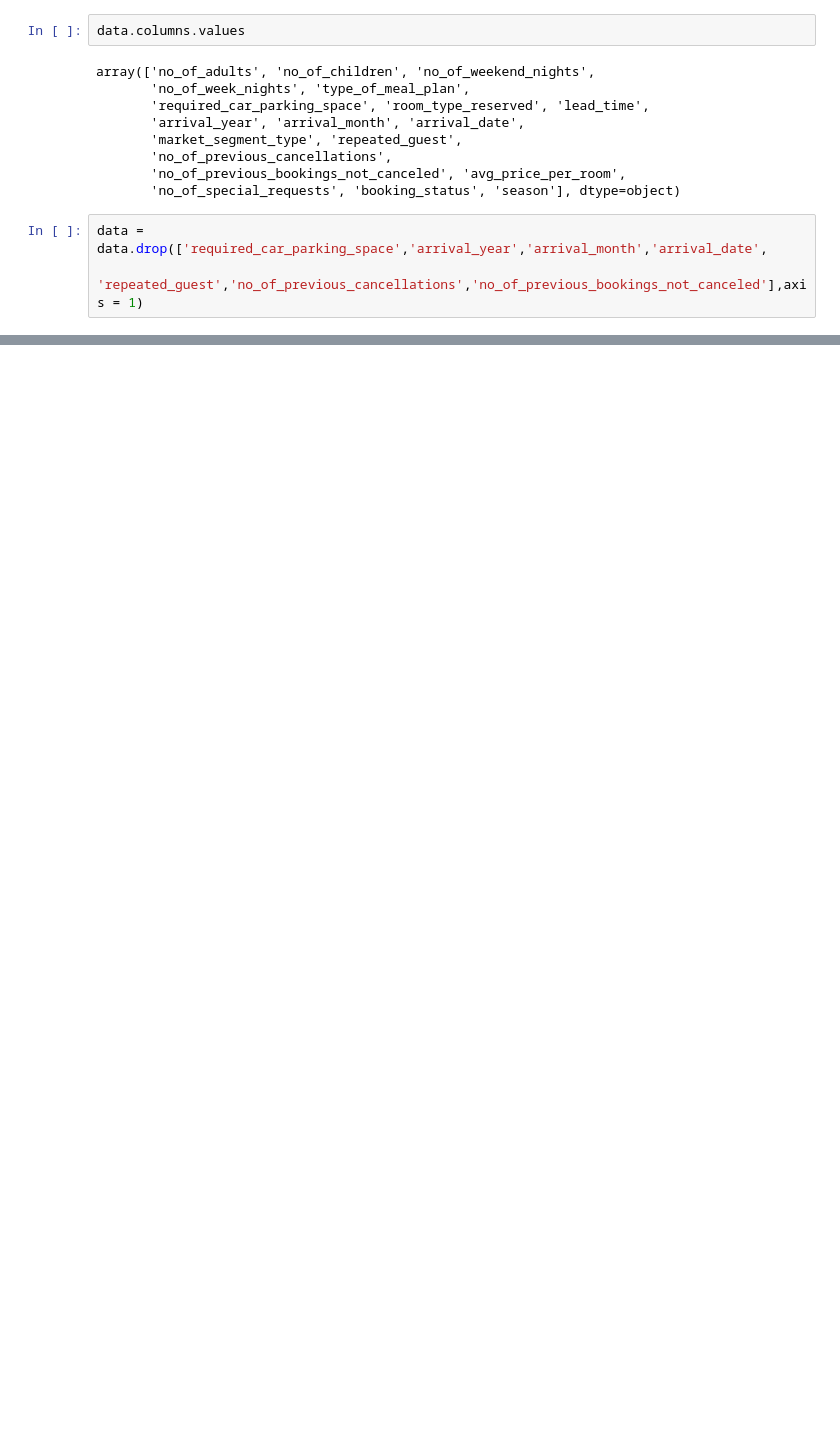
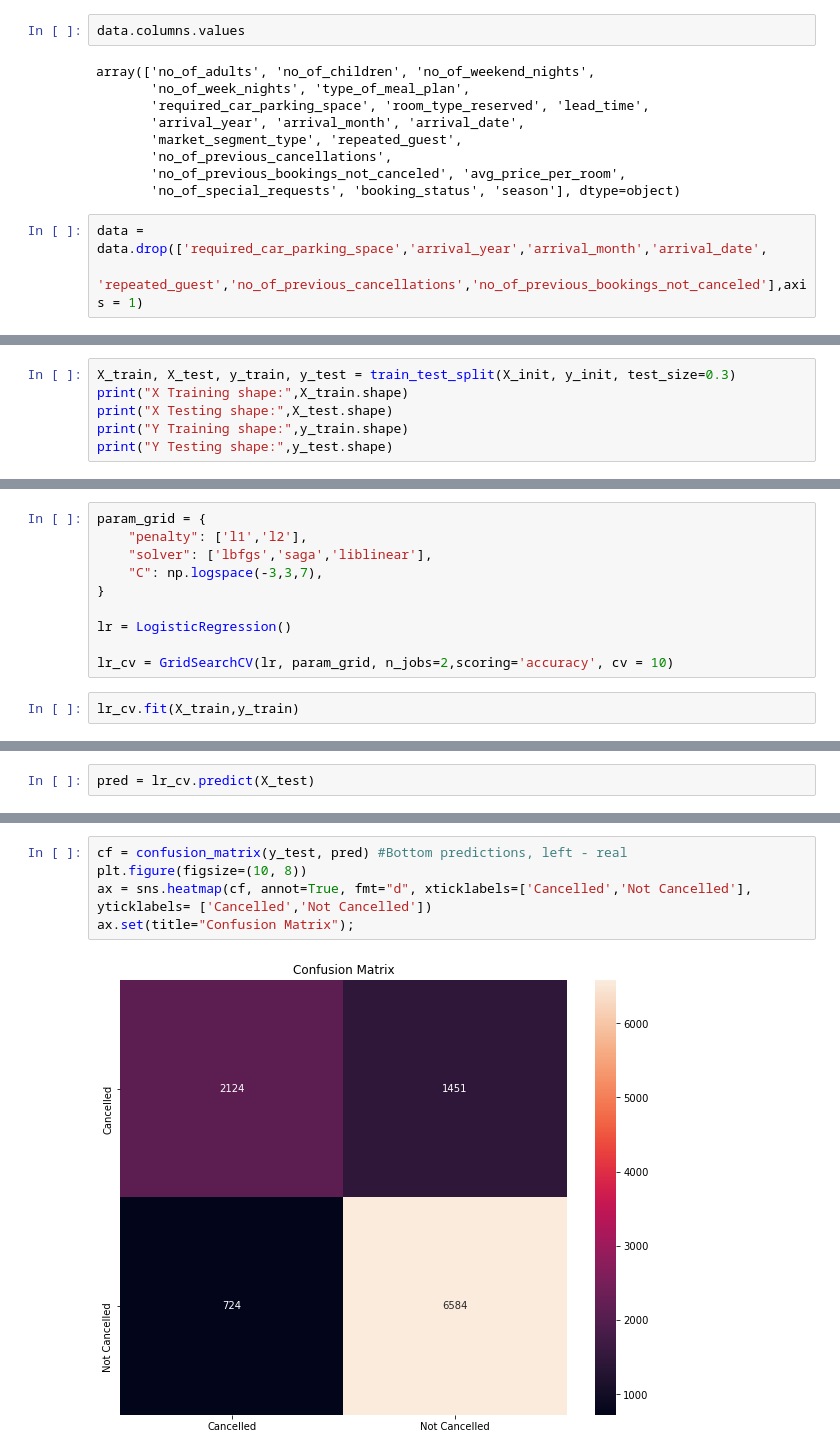
Before and after one commit to WojciechGolebiowski/IBM-ML, a Jupyter notebook: Classification/CLASSIFICATION_CourseProject.ipynb, the cells around one changed output, grey strips where cells are left out. Saved outputs shown, nothing was run; the diff lists cells and outputs as text; blank space fills up the shorter version.

```diff
--- a/Classification/CLASSIFICATION_CourseProject.ipynb
+++ b/Classification/CLASSIFICATION_CourseProject.ipynb
@@ -148,0 +264,6 @@ data['season'].value_counts().plot(kind='bar');
+# %%
+X_train, X_test, y_train, y_test = train_test_split(X_init, y_init, test_size=0.3)
+print("X Training shape:",X_train.shape)
+print("X Testing shape:",X_test.shape)
+print("Y Training shape:",y_train.shape)
+print("Y Testing shape:",y_test.shape)
@@ -148,0 +277,12 @@ data['season'].value_counts().plot(kind='bar');
+# %%
+param_grid = {
+    "penalty": ['l1','l2'],
+    "solver": ['lbfgs','saga','liblinear'],
+    "C": np.logspace(-3,3,7),
+}
+
+lr = LogisticRegression()
+
+lr_cv = GridSearchCV(lr, param_grid, n_jobs=2,scoring='accuracy', cv = 10)
+# %%
+lr_cv.fit(X_train,y_train)
@@ -148,0 +301,2 @@ data['season'].value_counts().plot(kind='bar');
+# %%
+pred = lr_cv.predict(X_test)
@@ -148,0 +321,7 @@ data['season'].value_counts().plot(kind='bar');
+# %%
+cf = confusion_matrix(y_test, pred) #Bottom predictions, left - real
+plt.figure(figsize=(10, 8))
+ax = sns.heatmap(cf, annot=True, fmt="d", xticklabels=['Cancelled','Not Cancelled'], yticklabels= ['Cancelled','Not Cancelled'])
+ax.set(title="Confusion Matrix");
+# %% [output]
+[figure, added]
```
Also changed, not shown: parts of 25 cells of this notebook, 1 other file.
